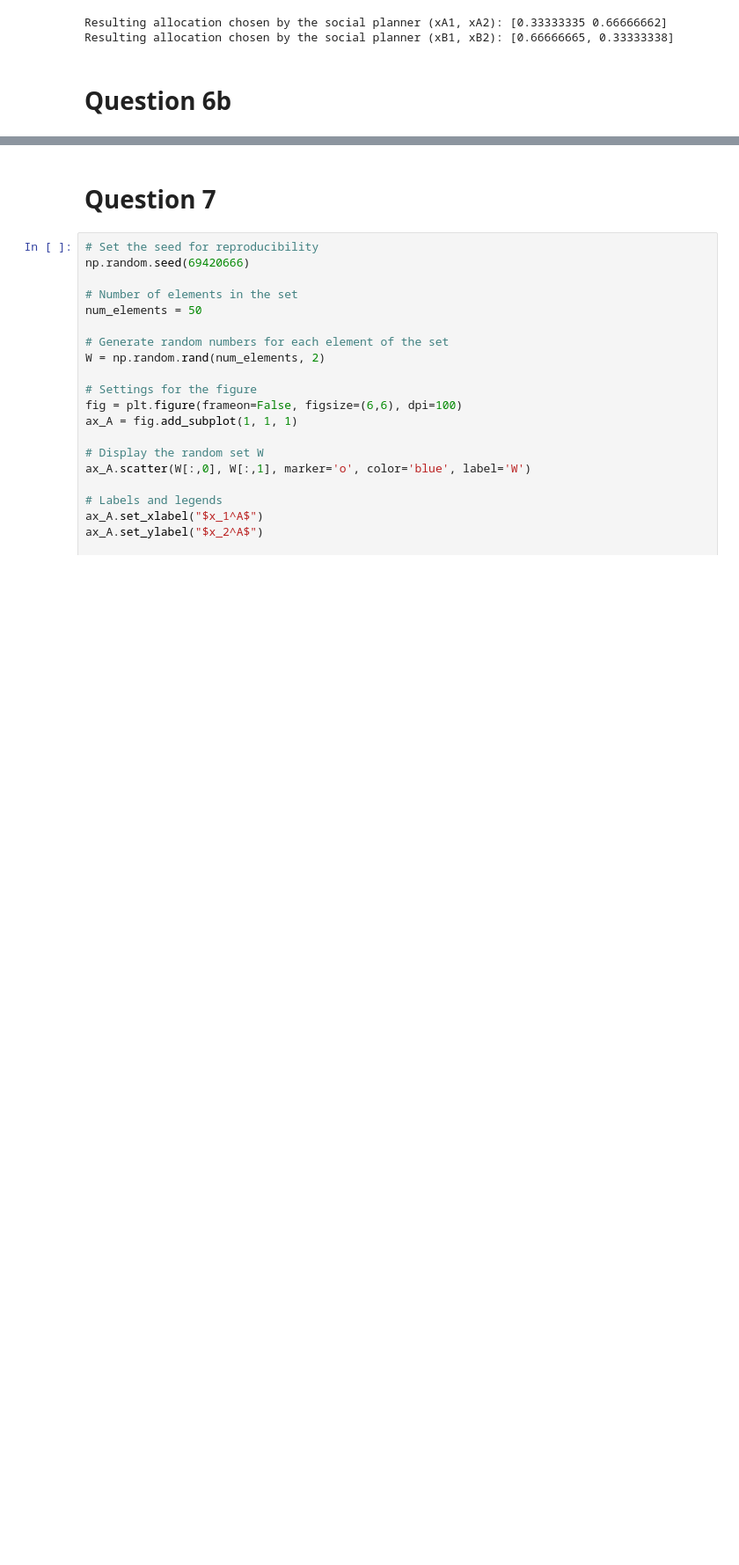
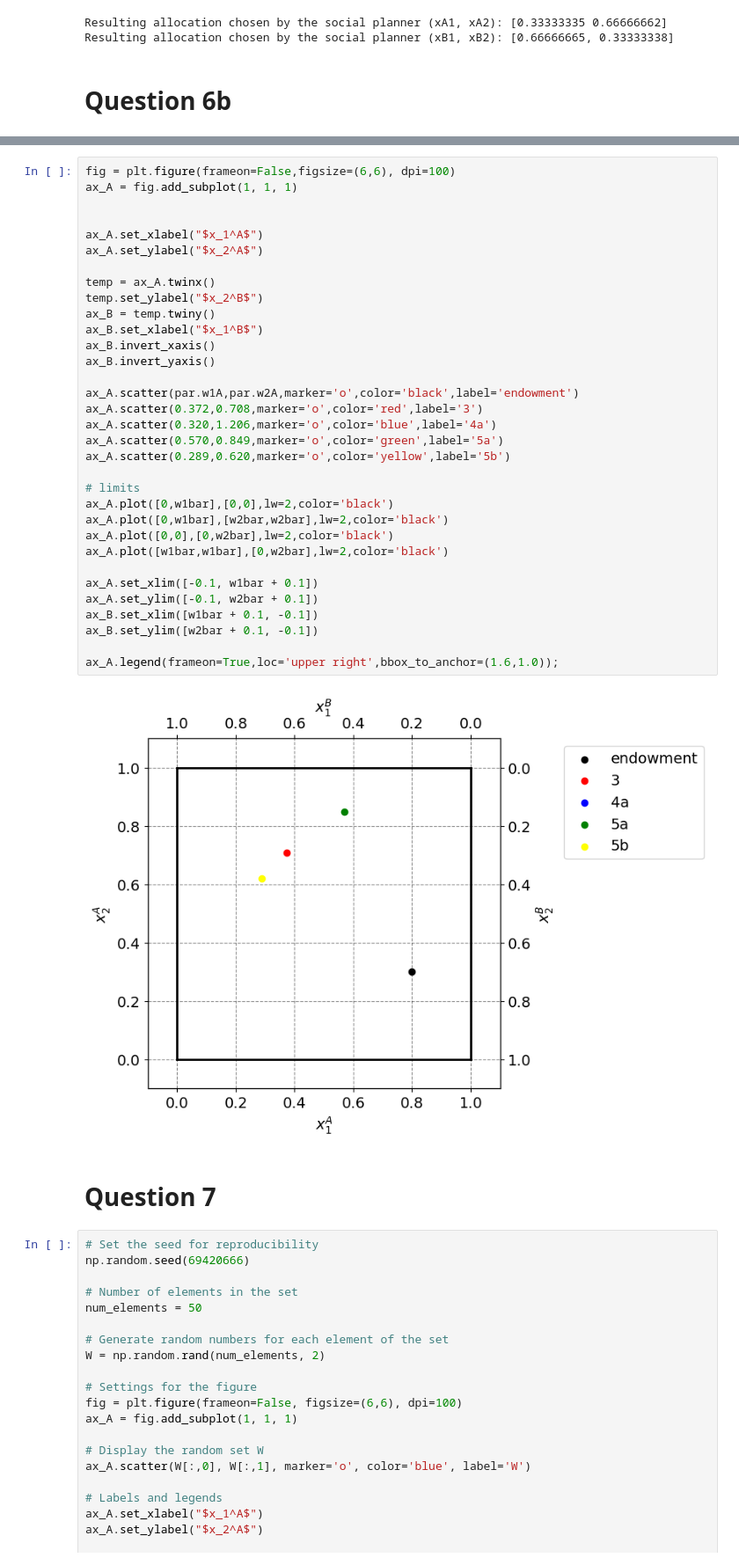
Before and after one commit to NumEconCopenhagen/projects-2024-christoffer-victor, a Jupyter notebook: inauguralproject/inauguralproject.ipynb, the cells around one changed output, grey strips where cells are left out. Shown at 88% size. Cells and saved outputs as stored; diff of their text form; blank space fills up the shorter version.

```diff
--- a/inauguralproject/inauguralproject.ipynb
+++ b/inauguralproject/inauguralproject.ipynb
@@ -245,3 +250,38 @@ Resulting allocation chosen by the social planner (xB1, xB2): [0.66666665, 0.333
+# %%
+fig = plt.figure(frameon=False,figsize=(6,6), dpi=100)
+ax_A = fig.add_subplot(1, 1, 1)
+
+
+ax_A.set_xlabel("$x_1^A$")
+ax_A.set_ylabel("$x_2^A$")
+
+temp = ax_A.twinx()
+temp.set_ylabel("$x_2^B$")
+ax_B = temp.twiny()
+ax_B.set_xlabel("$x_1^B$")
+ax_B.invert_xaxis()
+ax_B.invert_yaxis()
+
+ax_A.scatter(par.w1A,par.w2A,marker='o',color='black',label='endowment')
+ax_A.scatter(0.372,0.708,marker='o',color='red',label='3')
+ax_A.scatter(0.320,1.206,marker='o',color='blue',label='4a')
+ax_A.scatter(0.570,0.849,marker='o',color='green',label='5a')
+ax_A.scatter(0.289,0.620,marker='o',color='yellow',label='5b')
+
+# limits
+ax_A.plot([0,w1bar],[0,0],lw=2,color='black')
+ax_A.plot([0,w1bar],[w2bar,w2bar],lw=2,color='black')
+ax_A.plot([0,0],[0,w2bar],lw=2,color='black')
+ax_A.plot([w1bar,w1bar],[0,w2bar],lw=2,color='black')
+
+ax_A.set_xlim([-0.1, w1bar + 0.1])
+ax_A.set_ylim([-0.1, w2bar + 0.1])
+ax_B.set_xlim([w1bar + 0.1, -0.1])
+ax_B.set_ylim([w2bar + 0.1, -0.1])
+
+ax_A.legend(frameon=True,loc='upper right',bbox_to_anchor=(1.6,1.0));
+# %% [output]
+[figure, added]
 # %% [markdown]
 # Question 7
 # %%
```
Also changed, not shown: parts of 1 cell of this notebook.
